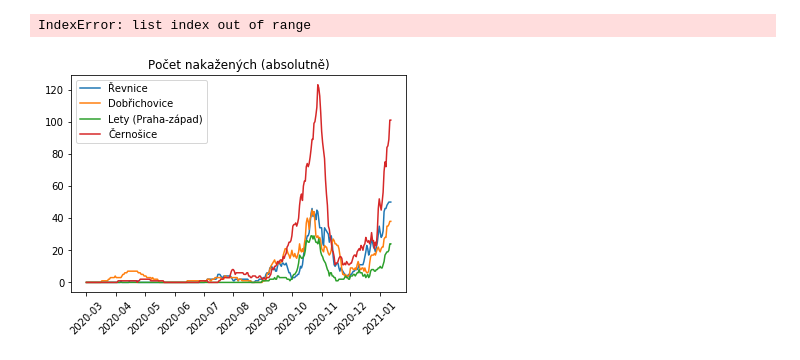
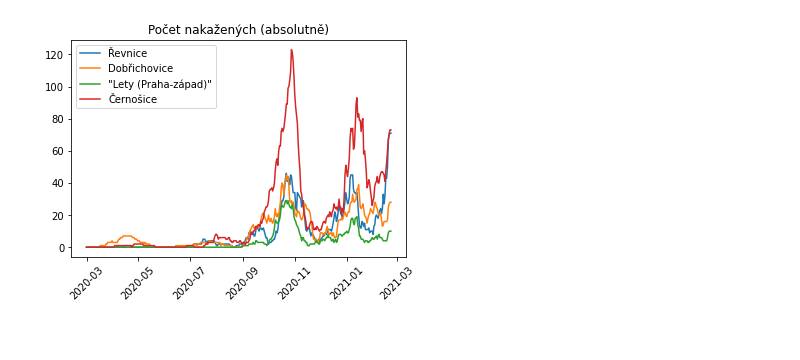
Before and after one commit to me2d09/coviduberounky, a Jupyter notebook: index.ipynb, the cells around one changed output. Saved outputs shown, nothing was run; the diff lists cells and outputs as text; code cells hidden in the pictures.

```diff
--- a/index.ipynb
+++ b/index.ipynb
@@ -2,7 +2,7 @@
 import numpy as np
 import requests
 # %%
-cities = ['Řevnice', 'Dobřichovice', 'Lety (Praha-západ)', 'Černošice']  # obce U Berounky
+cities = ['Řevnice', 'Dobřichovice', '"Lety (Praha-západ)"', 'Černošice']  # obce U Berounky
 people = [3570, 3722, 1563, 7331]  # počet obyvatel k lednu 2020
 # %%
 # download new source file
@@ -14,11 +14,9 @@ with open('obec.csv', 'wb') as f:
 # %%
 first = True
 with open('obec.csv', 'r', encoding='utf-8-sig') as f_in:
-    lines = filter(lambda x: x[:4] == 'den;' or 'Černošice' in x, f_in)
+    lines = filter(lambda x: x[:4] == 'den,' or 'Černošice' in x, f_in)
     #data = genfromtxt(lines, delimiter=',')
-    data = np.genfromtxt(lines,  dtype=None, delimiter=';', names = True, encoding='utf8')
+    data = np.genfromtxt(lines,  dtype=None, delimiter=',', names = True, encoding='utf8')
-# %% [output]
-IndexError: list index out of range
 # %%
 fdata = {}
 for c in cities:
@@ -30,13 +28,13 @@ from pylab import *
 # %%
 #nakazenych absolutne
 for c in cities:
     plot([datetime.datetime.strptime(d,"%Y-%m-%d").date() for d in fdata[c]['datum']],
-         fdata[c]['aktualne_nemocnych'], label=c)  #
+         fdata[c]['aktivni_pripady'], label=c)  #
 legend()
 title("Počet nakažených (absolutně)")
 xticks(rotation=45)
 show()
 # %% [output]
-[figure, old version]
+[figure, new version]
 # %%
 #nakazenych na 100 obyvatel
```
Also changed, not shown: parts of 4 cells of this notebook.
